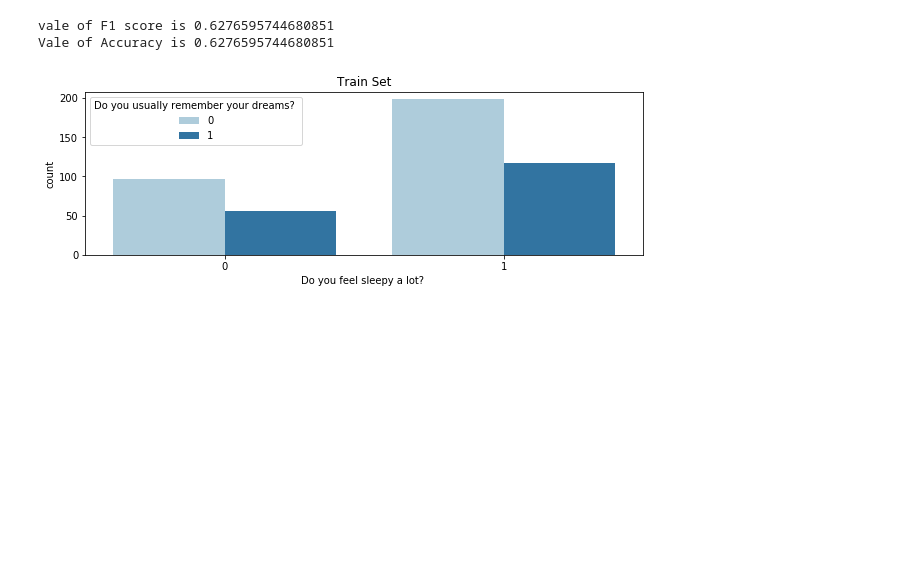
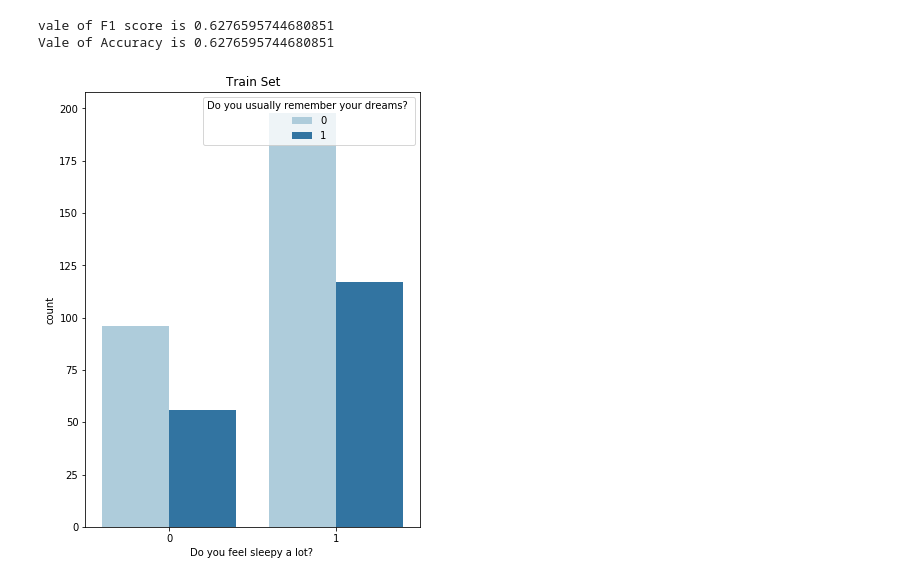
Before and after one commit to annie0sc/final-project-annie0sc, a Jupyter notebook: Chandolu_dreams.ipynb, the cells around one changed output. Drawn from its saved outputs; the diff is of its cells as text; code cells hidden in the pictures; blank space fills up the shorter version.

```diff
--- a/Chandolu_dreams.ipynb
+++ b/Chandolu_dreams.ipynb
@@ -153,15 +153,15 @@ Vale of Accuracy is 0.6276595744680851
 # %%
 import matplotlib.pyplot as plt
 import seaborn as sns
 
-plt.figure(figsize=(10,3))
+plt.figure(figsize=(6,8))
 sns.set_palette("Paired")
 sns.countplot(x='Do you feel sleepy a lot? ', data = data_frame,hue = 'Do you usually remember your dreams? ')
 plt.title('Train Set')
 #plt.show()
 plt.savefig('trainset.png')
 # %% [output]
-[figure, old version]
+[figure, new version]
 # %%
 import matplotlib.pyplot as plt
 import seaborn as sns
```
Also changed, not shown: parts of 1 cell of this notebook, 2 other files.
